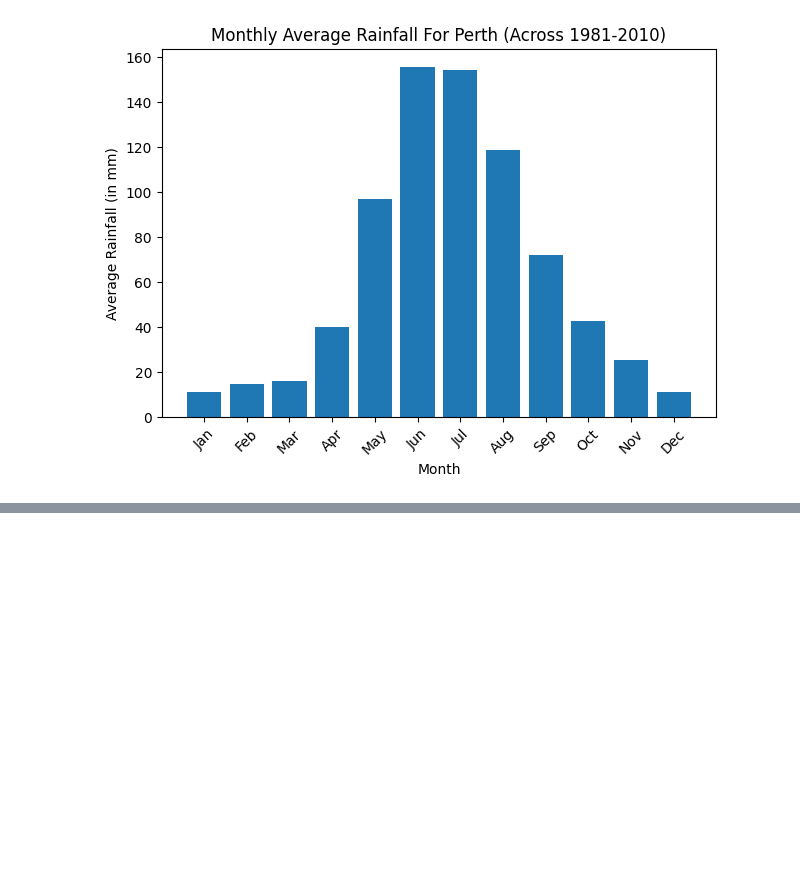
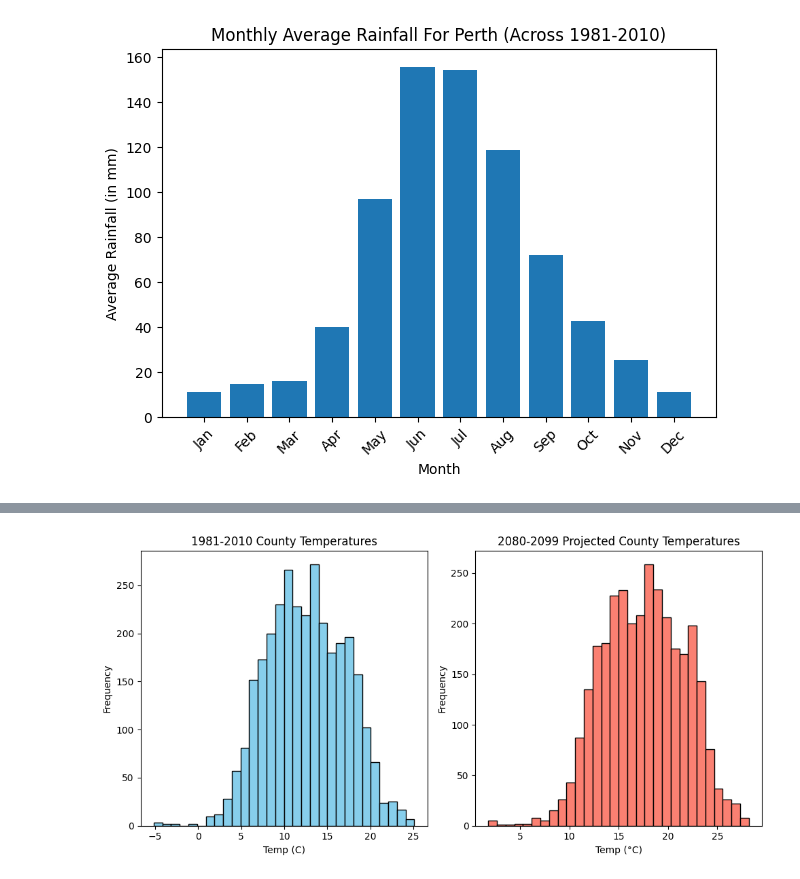
Before and after one commit to neil-stein/Assignment-1_ICP, a Jupyter notebook: Assignment-1_ICP.ipynb, the cells around one changed output, grey strips where cells are left out. Drawn from its saved outputs; the diff is of its cells as text; code cells hidden in the pictures; blank space fills up the shorter version.

```diff
--- a/Assignment-1_ICP.ipynb
+++ b/Assignment-1_ICP.ipynb
@@ -60,0 +177,21 @@ We can see from the chart that June is slightly higher in terms of precipitation
+# %%
+# 3(a) Histogram of temperature from 1981-2010
+
+# setting up for two plots together
+fig, axes = plt.subplots(1, 2, figsize=(10, 5))
+
+# Plot the first histogram in the first subplot
+axes[0].hist(us_temp_df['normal_1981_2010'], bins=30, color= 'skyblue', edgecolor= 'black')
+axes[0].set_title('1981-2010 County Temperatures')
+axes[0].set_xlabel('Temp (C)')
+axes[0].set_ylabel('Frequency')
+
+# Plot the second histogram in the second subplot
+axes[1].hist(us_temp_df['rcp85_2080_2099'], bins=30, color= 'salmon', edgecolor= 'black')
+axes[1].set_title('2080-2099 Projected County Temperatures')
+axes[1].set_xlabel('Temp (°C)')
+axes[1].set_ylabel('Frequency')
+plt.tight_layout()
+plt.show()
+# %% [output]
+[figure, added]
```
Also changed, not shown: parts of 24 cells of this notebook, 26 other files.
